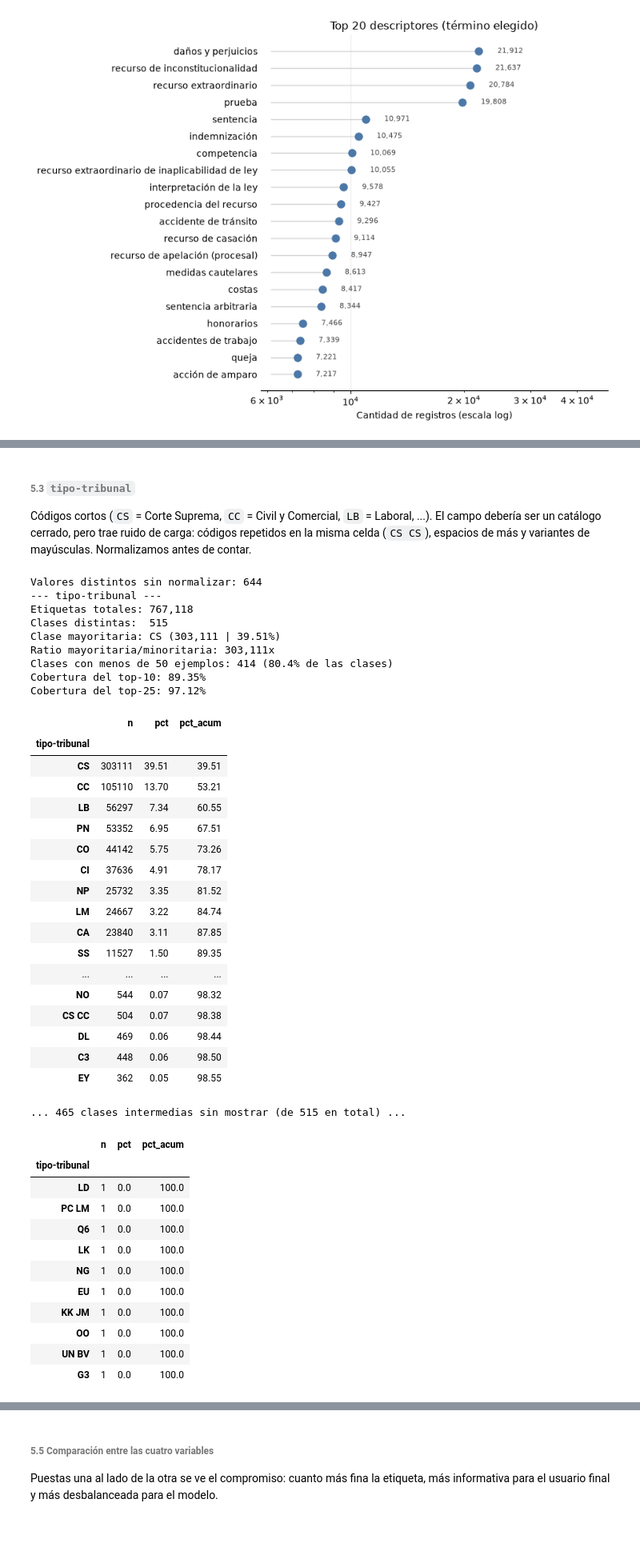
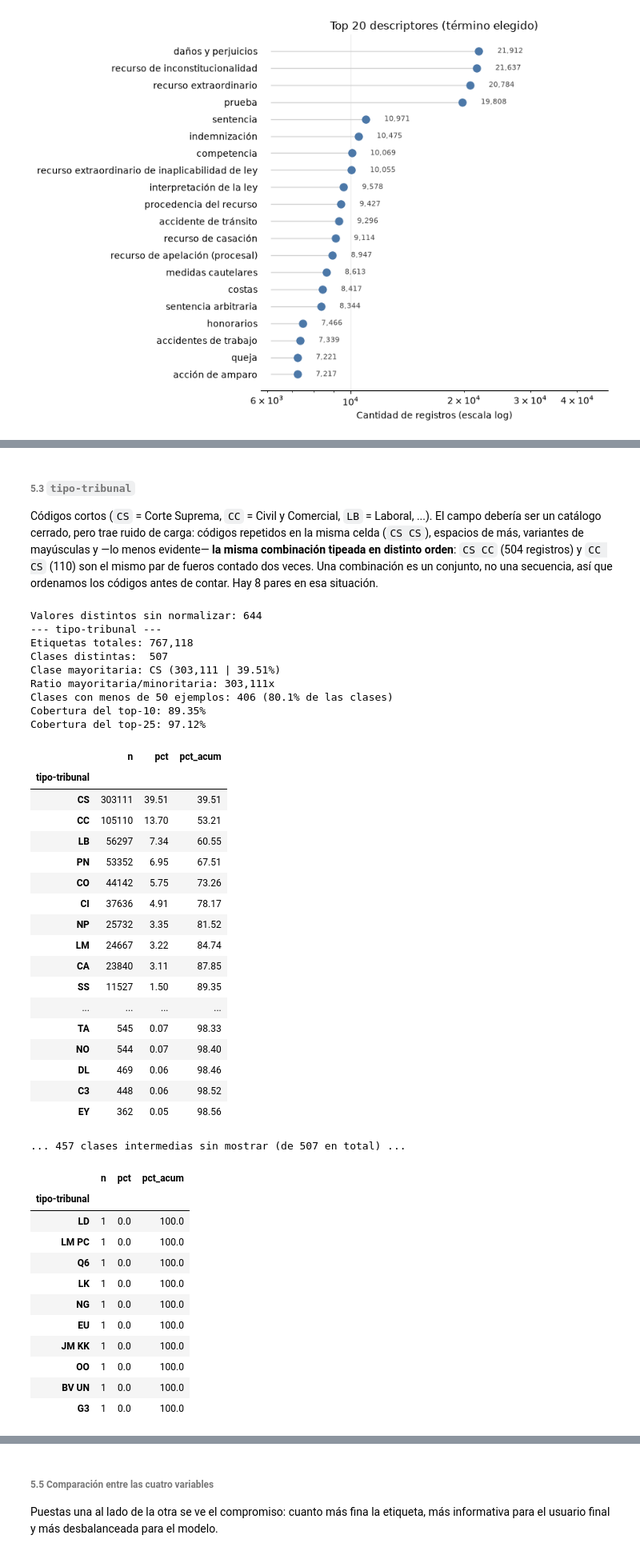
Before and after one commit to IESchneider/mentoria-diplodatos-2026-clasificacion-y-busqueda-textos-legales, a Jupyter notebook: TP1/tp1.ipynb, the cells around one changed output, grey strips where cells are left out. Shown at 80% size. Drawn from its saved outputs; the diff is of its cells as text; code cells hidden in the pictures; blank space fills up the shorter version.

```diff
--- a/TP1/tp1.ipynb
+++ b/TP1/tp1.ipynb
@@ -722,14 +912,18 @@ graficar_top(resumen_ramas["n"], "Ramas del tesauro (término preferido)")
 
 Códigos cortos (`CS` = Corte Suprema, `CC` = Civil y Comercial, `LB` = Laboral, ...). El campo debería
 ser un catálogo cerrado, pero trae ruido de carga: códigos repetidos en la misma celda (`CS CS`),
-espacios de más y variantes de mayúsculas. Normalizamos antes de contar.
+espacios de más, variantes de mayúsculas y —lo menos evidente— **la misma combinación tipeada en
+distinto orden**: `CS CC` (504 registros) y `CC CS` (110) son el mismo par de fueros contado dos
+veces. Una combinación es un conjunto, no una secuencia, así que ordenamos los códigos antes de
+contar. Hay 8 pares en esa situación.
 # %%
 def normalizar_tipo_tribunal(valor):
-    """Deduplica códigos repetidos dentro de la misma celda y unifica espacios."""
-    # dict.fromkeys() elimina duplicados CONSERVANDO el orden: "CS CS" -> "CS",
-    # "CC CO" -> "CC CO" (una combinación real de fueros, no un duplicado).
-    codigos = dict.fromkeys(valor.upper().split())
-    return " ".join(codigos)
+    """Deduplica los códigos de la celda y los deja en un orden fijo."""
+    # sorted(set(...)) y no dict.fromkeys(): una combinación de fueros es un CONJUNTO, el
+    # orden en que el analista los tipeó no significa nada. Sin ordenar, 'CS CC' (504) y
+    # 'CC CS' (110) cuentan como dos clases distintas; hay 8 pares así en el dataset.
+    # El set además resuelve el caso 'CS CS' -> 'CS'.
+    return " ".join(sorted(set(valor.upper().split())))
 
 
 tipo_tribunal_crudo = df_clases["tipo-tribunal"].dropna()
@@ -737,52 +931,52 @@ tipo_tribunal_crudo = df_clases["tipo-tribunal"].dropna()
 print(f"Valores distintos sin normalizar: {tipo_tribunal_crudo.nunique():,}")
 
 tipo_tribunal = tipo_tribunal_crudo.map(normalizar_tipo_tribunal)
 
 resumen_tribunal = resumen_desbalance(tipo_tribunal, "tipo-tribunal")
 
 mostrar_cabeza_y_cola(resumen_tribunal)
 
 graficar_top(resumen_tribunal["n"], "Top 20 tipos de tribunal")
 # %% [output]
 Valores distintos sin normalizar: 644
 --- tipo-tribunal ---
 Etiquetas totales: 767,118
-Clases distintas:  515
+Clases distintas:  507
 Clase mayoritaria: CS (303,111 | 39.51%)
 Ratio mayoritaria/minoritaria: 303,111x
-Clases con menos de 50 ejemplos: 414 (80.4% de las clases)
+Clases con menos de 50 ejemplos: 406 (80.1% de las clases)
 Cobertura del top-10: 89.35%
 Cobertura del top-25: 97.12%
 |  | n | pct | pct_acum |
 | tipo-tribunal |  |  |  |
 | CS | 303111 | 39.51 | 39.51 |
 | CC | 105110 | 13.70 | 53.21 |
 | LB | 56297 | 7.34 | 60.55 |
 | PN | 53352 | 6.95 | 67.51 |
 | CO | 44142 | 5.75 | 73.26 |
 | CI | 37636 | 4.91 | 78.17 |
 | NP | 25732 | 3.35 | 81.52 |
 | LM | 24667 | 3.22 | 84.74 |
 | CA | 23840 | 3.11 | 87.85 |
 | SS | 11527 | 1.50 | 89.35 |
 | ... | ... | ... | ... |
-| NO | 544 | 0.07 | 98.32 |
-| CS CC | 504 | 0.07 | 98.38 |
-| DL | 469 | 0.06 | 98.44 |
-| C3 | 448 | 0.06 | 98.50 |
-| EY | 362 | 0.05 | 98.55 |
+| TA | 545 | 0.07 | 98.33 |
+| NO | 544 | 0.07 | 98.40 |
+| DL | 469 | 0.06 | 98.46 |
+| C3 | 448 | 0.06 | 98.52 |
+| EY | 362 | 0.05 | 98.56 |
-... 465 clases intermedias sin mostrar (de 515 en total) ...
+... 457 clases intermedias sin mostrar (de 507 en total) ...
 |  | n | pct | pct_acum |
 | tipo-tribunal |  |  |  |
 | LD | 1 | 0.0 | 100.0 |
-| PC LM | 1 | 0.0 | 100.0 |
+| LM PC | 1 | 0.0 | 100.0 |
 | Q6 | 1 | 0.0 | 100.0 |
 | LK | 1 | 0.0 | 100.0 |
 | NG | 1 | 0.0 | 100.0 |
 | EU | 1 | 0.0 | 100.0 |
-| KK JM | 1 | 0.0 | 100.0 |
+| JM KK | 1 | 0.0 | 100.0 |
 | OO | 1 | 0.0 | 100.0 |
-| UN BV | 1 | 0.0 | 100.0 |
+| BV UN | 1 | 0.0 | 100.0 |
 | G3 | 1 | 0.0 | 100.0 |
 [figure]
 # %% [markdown]
```
Also changed, not shown: parts of 12 cells of this notebook.
